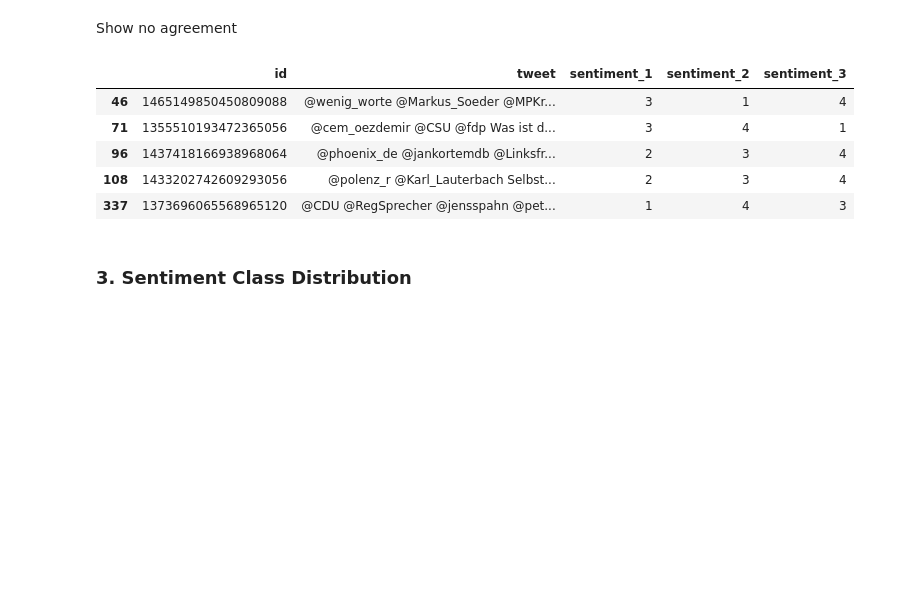
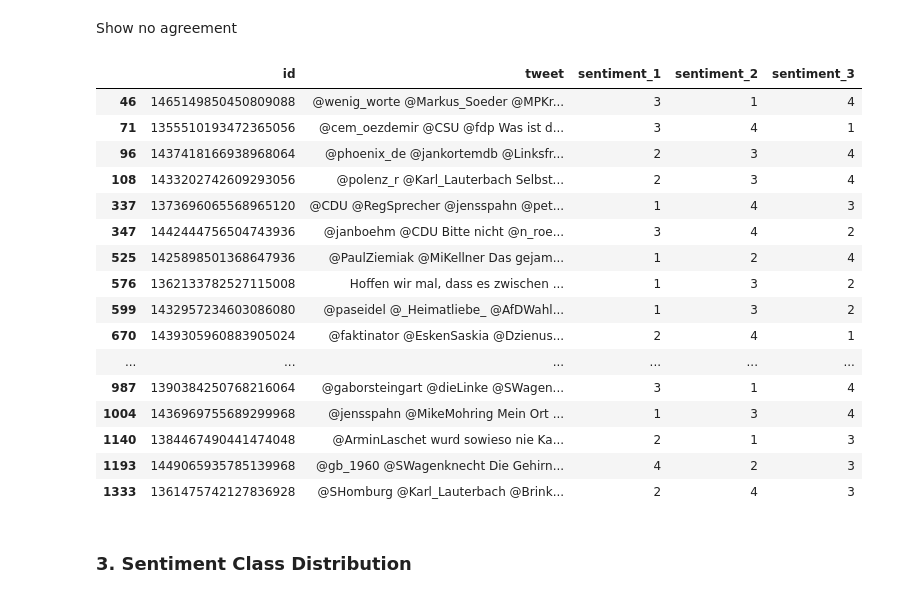
Before and after one commit to NilsHellwig/Twitter_German_Federal_Election_Perception_2021, a Jupyter notebook: 03 Data Annotation/further_annotation_analysis.ipynb, the cells around one changed output. Drawn from its saved outputs; the diff is of its cells as text; code cells hidden in the pictures; blank space fills up the shorter version.

```diff
--- a/03 Data Annotation/further_annotation_analysis.ipynb
+++ b/03 Data Annotation/further_annotation_analysis.ipynb
@@ -150,14 +176,25 @@ Show no agreement
 # %%
 df_all_annotations[(df_all_annotations["sentiment_1"] != df_all_annotations["sentiment_2"]) &
              (df_all_annotations["sentiment_2"] != df_all_annotations["sentiment_3"]) &
-             (df_all_annotations["sentiment_1"] != df_all_annotations["sentiment_3"])][:5]
+             (df_all_annotations["sentiment_1"] != df_all_annotations["sentiment_3"])][:20]
 # %% [output]
 |  | id | tweet | sentiment_1 | sentiment_2 | sentiment_3 |
 | 46 | 1465149850450809088 | @wenig_worte @Markus_Soeder @MPKr... | 3 | 1 | 4 |
 | 71 | 1355510193472365056 | @cem_oezdemir @CSU @fdp Was ist d... | 3 | 4 | 1 |
 | 96 | 1437418166938968064 | @phoenix_de @jankortemdb @Linksfr... | 2 | 3 | 4 |
 | 108 | 1433202742609293056 | @polenz_r @Karl_Lauterbach Selbst... | 2 | 3 | 4 |
 | 337 | 1373696065568965120 | @CDU @RegSprecher @jensspahn @pet... | 1 | 4 | 3 |
+| 347 | 1442444756504743936 | @janboehm @CDU Bitte nicht @n_roe... | 3 | 4 | 2 |
+| 525 | 1425898501368647936 | @PaulZiemiak @MiKellner Das gejam... | 1 | 2 | 4 |
+| 576 | 1362133782527115008 | Hoffen wir mal, dass es zwischen ... | 1 | 3 | 2 |
+| 599 | 1432957234603086080 | @paseidel @_Heimatliebe_ @AfDWahl... | 1 | 3 | 2 |
+| 670 | 1439305960883905024 | @faktinator @EskenSaskia @Dzienus... | 2 | 4 | 1 |
+| ... | ... | ... | ... | ... | ... |
+| 987 | 1390384250768216064 | @gaborsteingart @dieLinke @SWagen... | 3 | 1 | 4 |
+| 1004 | 1436969755689299968 | @jensspahn @MikeMohring Mein Ort ... | 1 | 3 | 4 |
+| 1140 | 1384467490441474048 | @ArminLaschet wurd sowieso nie Ka... | 2 | 1 | 3 |
+| 1193 | 1449065935785139968 | @gb_1960 @SWagenknecht Die Gehirn... | 4 | 2 | 3 |
+| 1333 | 1361475742127836928 | @SHomburg @Karl_Lauterbach @Brink... | 2 | 4 | 3 |
 # %% [markdown]
 ### 3. Sentiment Class Distribution
 # %% [markdown]
```
Also changed, not shown: parts of 4 cells of this notebook.
